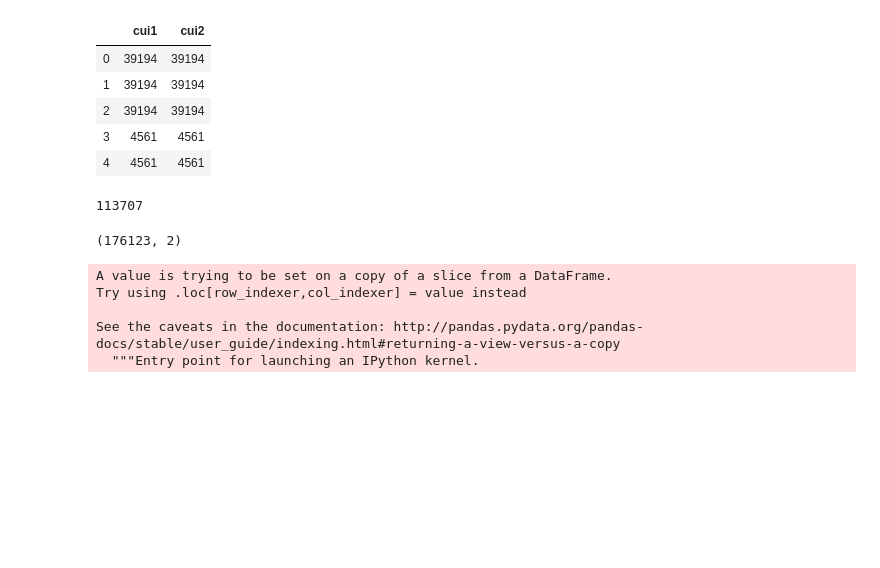
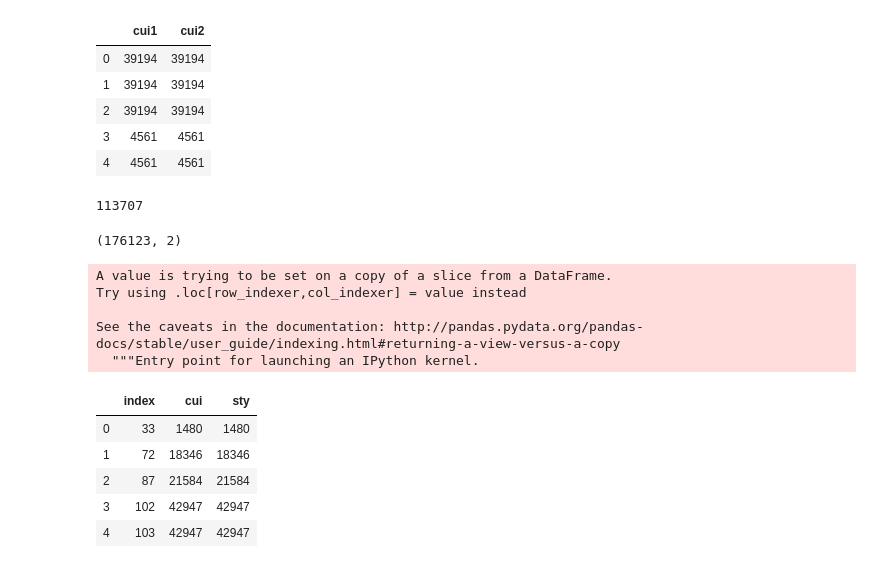
Before and after one commit to wen-fei/CEGNN, a Jupyter notebook: utils/process_umls.ipynb, the cells around one changed output. Cells and saved outputs as stored; diff of their text form; code cells hidden in the pictures; blank space fills up the shorter version.

```diff
--- a/utils/process_umls.ipynb
+++ b/utils/process_umls.ipynb
@@ -136,3 +136,15 @@ See the caveats in the documentation: http://pandas.pydata.org/pandas-docs/stabl
   """Entry point for launching an IPython kernel.
 # %%
 umls_rel2.to_csv("umls_rel_sty_weight.csv", sep="\t", encoding="utf-8", header=None)
+# %%
+data = pd.read_csv("G:\\CEGNN\\materials\\umls\\umls_rel_sty.csv",
+                       names=["index", "cui", "sty"], delimiter="\t", index_col=False, encoding="utf-8")
+# %%
+data.head()
+# %% [output]
+|  | index | cui | sty |
+| 0 | 33 | 1480 | 1480 |
+| 1 | 72 | 18346 | 18346 |
+| 2 | 87 | 21584 | 21584 |
+| 3 | 102 | 42947 | 42947 |
+| 4 | 103 | 42947 | 42947 |
```
Also changed, not shown: parts of 24 cells of this notebook.
